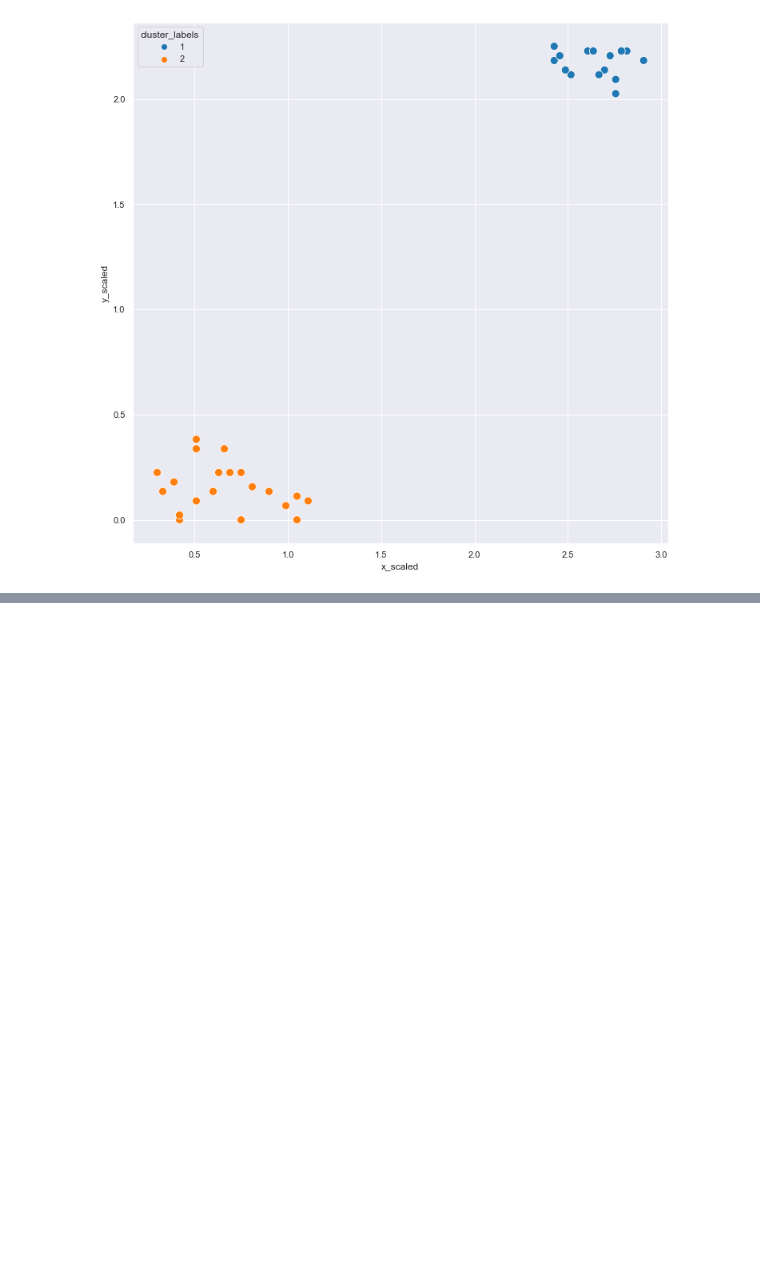
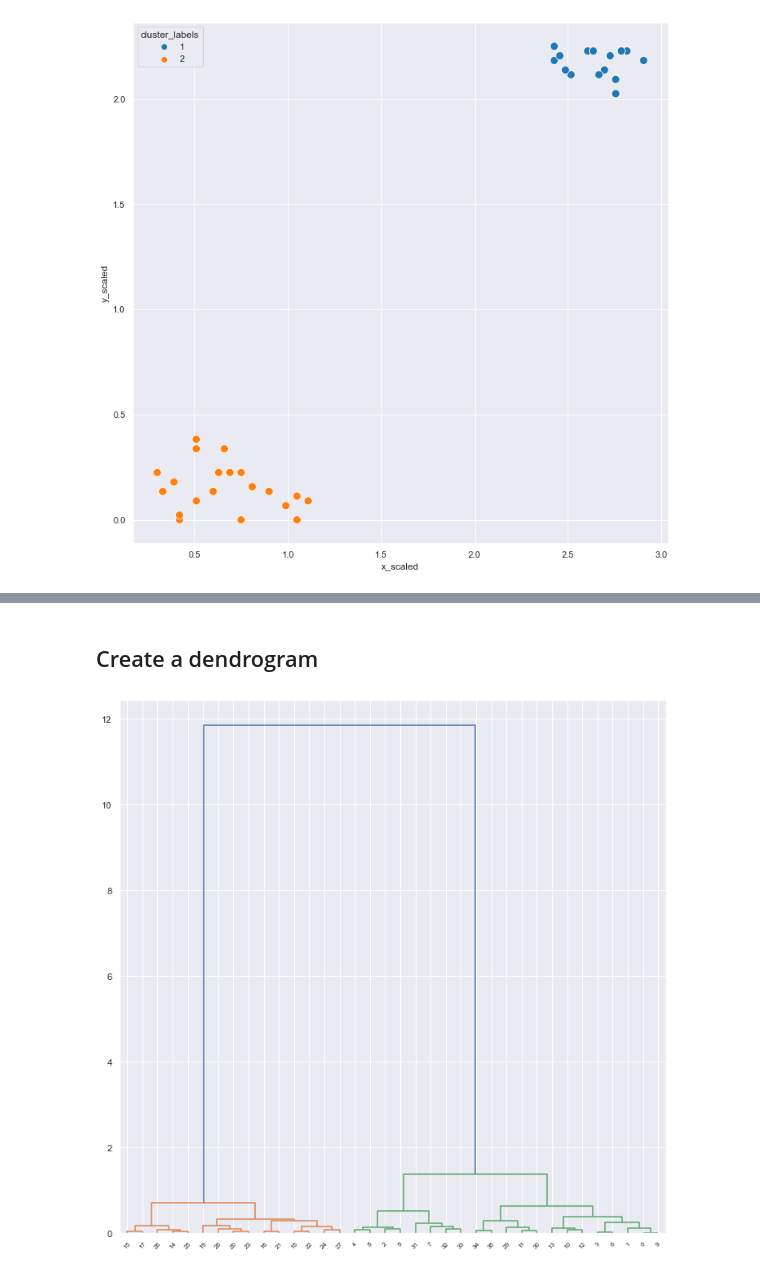
Before and after one commit to kipmadden/Cluster-Analysis-in-Python, a Jupyter notebook: SciPy Clustering Basics.ipynb, the cells around one changed output, grey strips where cells are left out. Drawn from its saved outputs; the diff is of its cells as text; code cells hidden in the pictures; blank space fills up the shorter version.

```diff
--- a/SciPy Clustering Basics.ipynb
+++ b/SciPy Clustering Basics.ipynb
@@ -236,0 +266,2 @@ sns.scatterplot(x='x_scaled', y='y_scaled',
+# %% [markdown]
+## Create a dendrogram
@@ -236,0 +271,11 @@ sns.scatterplot(x='x_scaled', y='y_scaled',
+# %%
+# Create distance matrix using linkage
+distance_matrix = linkage(comic_con[['x_scaled','y_scaled']],
+                         method='ward',
+                         metric='euclidean')
+# %%
+# Create a dendrogram
+fig, ax = plt.subplots(figsize=(12,12))
+dn = dendrogram(distance_matrix)
+# %% [output]
+[figure, added]
```
Also changed, not shown: parts of 8 cells of this notebook.
